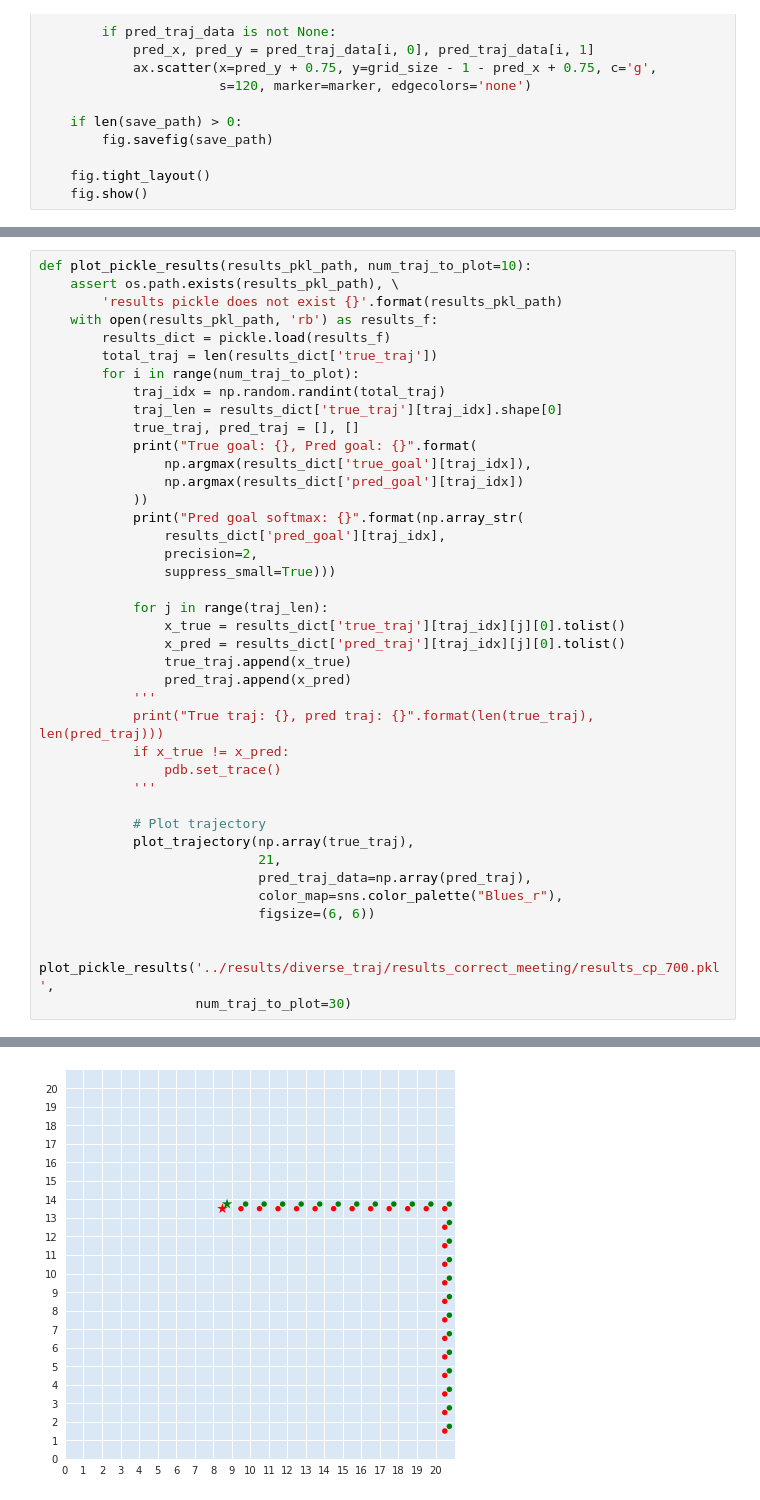
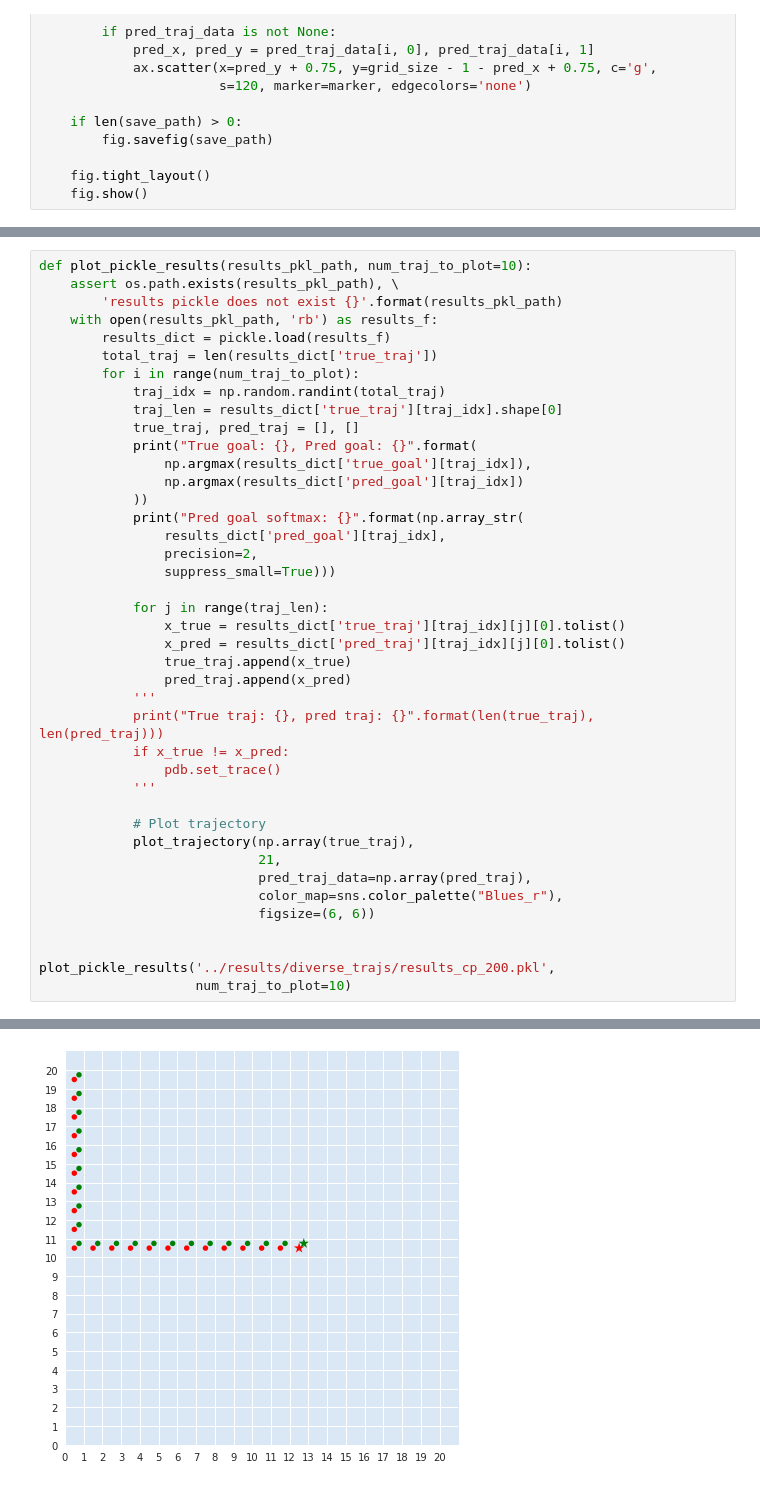
Before and after one commit to sharma-arjun/DirectedInfo-GAIL, a Jupyter notebook: plots/plot_trajectories.ipynb, the cells around one changed output, grey strips where cells are left out. Cells and saved outputs as stored; diff of their text form.

Commit message:
no changes, just plots

```diff
--- a/plots/plot_trajectories.ipynb
+++ b/plots/plot_trajectories.ipynb
@@ -180,6 +180,6 @@ def plot_pickle_results(results_pkl_path, num_traj_to_plot=10):
                             figsize=(6, 6))
 
 
-plot_pickle_results('../results/diverse_traj/results_correct_meeting/results_cp_700.pkl',
-                    num_traj_to_plot=30)
+plot_pickle_results('../results/diverse_trajs/results_cp_200.pkl',
+                    num_traj_to_plot=10)
 # %% [output]
@@ -228 +211 @@ Pred goal softmax: [0. 0. 0. 1.]
-[figure, old version]
+[figure, new version]
```
Also changed, not shown: parts of 2 cells of this notebook.
